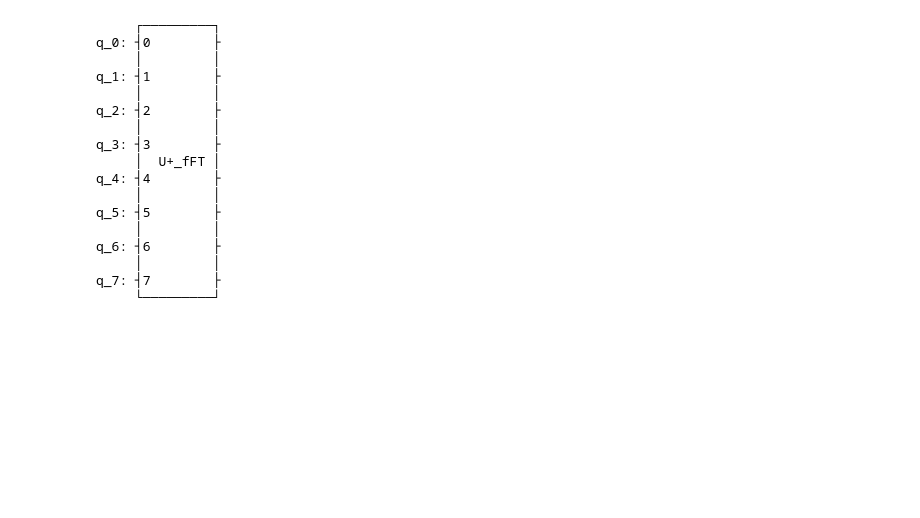
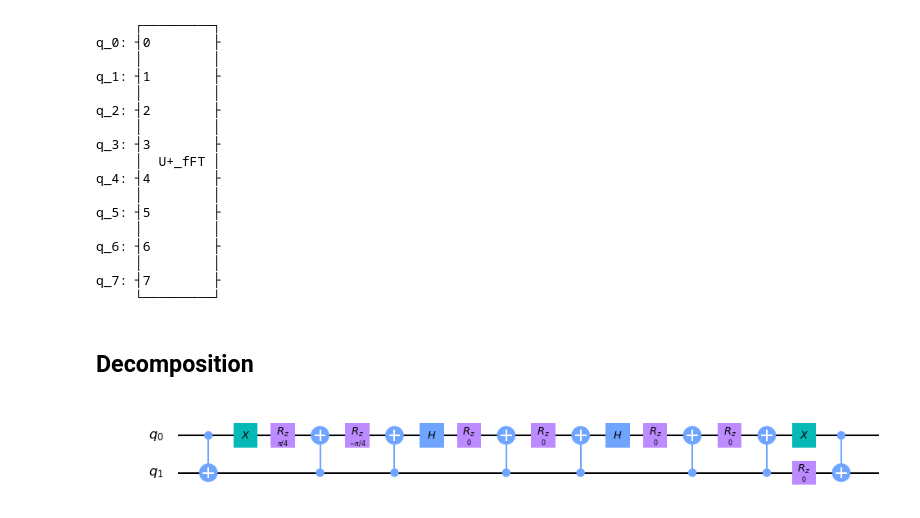
Before and after one commit to jacarolan/QuSpinLatticeFermions, a Jupyter notebook: fFT Quantum Circuit.ipynb, the cells around one changed output. Saved outputs shown, nothing was run; the diff lists cells and outputs as text; code cells hidden in the pictures; blank space fills up the shorter version.

```diff
--- a/fFT Quantum Circuit.ipynb
+++ b/fFT Quantum Circuit.ipynb
@@ -104,8 +147,15 @@ def FFT(qubits,N):
     elif n==2: #IF N=2, DFT
         qcirc.append(Fgate(0),qubits)
     else:
+        1
 
+def CRZD(theta,control_qubit,target_qubit,circuit):
+    circuit.rz(theta/2,target_qubit)
+    circuit.cx(control_qubit,target_qubit)
+    circuit.rz(-theta/2,target_qubit)
+    circuit.cx(control_qubit,target_qubit)
 
+    ###################### WIP ######################
 def fFT(circuit, qubits):
     qcirc = QuantumCircuit(len(qubits),name="U+_fFT")
     N = len(qubits)
@@ -169,3 +228,21 @@ q_6: ┤6        ├
      │         │
 q_7: ┤7        ├
      └─────────┘
+# %% [markdown]
+## Decomposition
+# %%
+## OLD SCHEME FOR B NOT OPTIMIZED
+qc = QuantumCircuit(2)
+qc.cx(0,1)
+qc.x(0)
+CRZD(np.pi/2,1,0,qc)
+qc.h(0)
+CRZD(0,1,0,qc)
+qc.h(0)
+CRZD(0,1,0,qc)
+qc.rz(0,1) #double coefficient
+qc.x(0)
+qc.cx(0,1)
+qc.draw("mpl")
+# %% [output]
+[figure, added]
```
Also changed, not shown: parts of 7 cells of this notebook.
